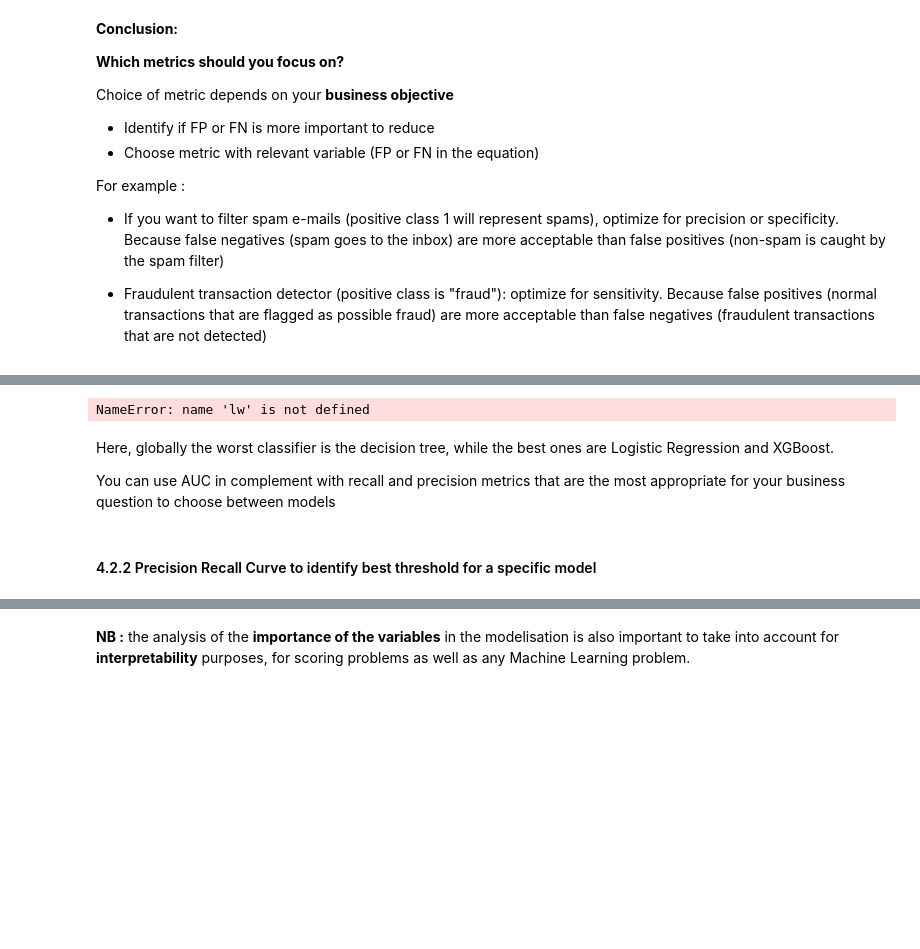
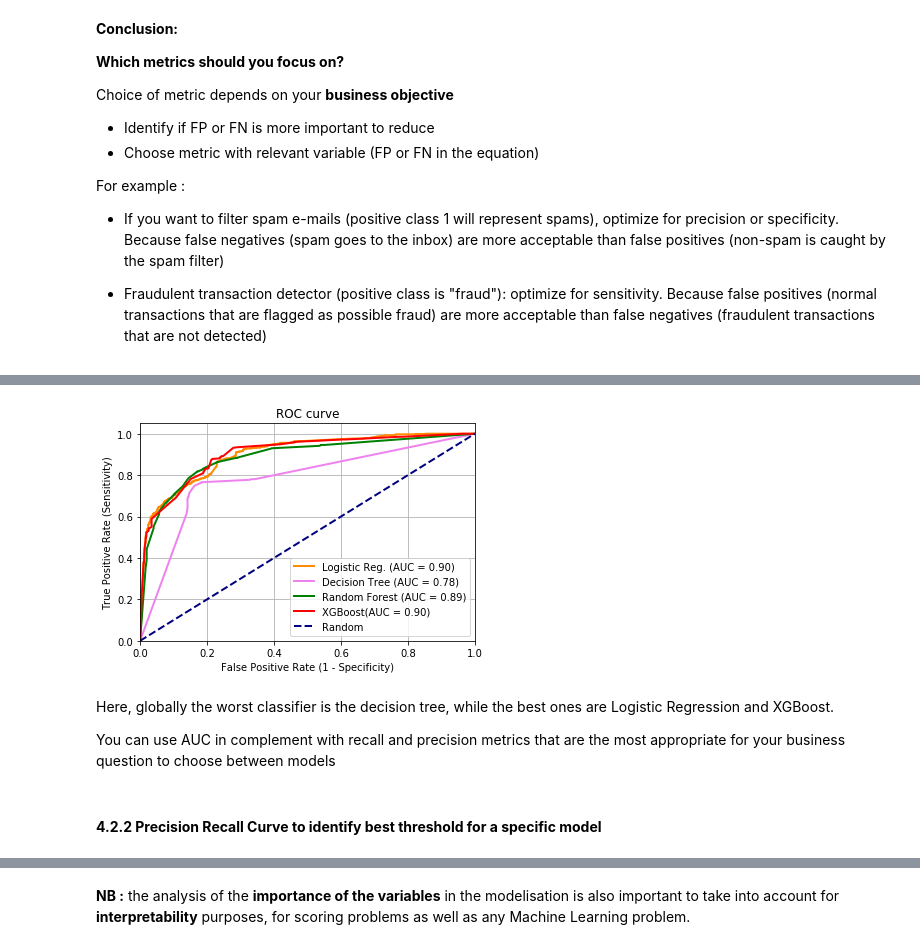
Before and after one commit to LouisCMS/Scoring-training, a Jupyter notebook: scoring-newkarak-case-study.ipynb, the cells around one changed output, grey strips where cells are left out. Drawn from its saved outputs; the diff is of its cells as text; code cells hidden in the pictures; blank space fills up the shorter version.

```diff
--- a/scoring-newkarak-case-study.ipynb
+++ b/scoring-newkarak-case-study.ipynb
@@ -390,40 +395,40 @@ y_pred_proba_xb = xb.predict_proba(X_test)
 # %%
 # IMPORTANT: first argument is true values, second argument is predicted probabilities
 fpr_lr, tpr_lr, thresholds_lr = metrics.roc_curve(y_test, y_pred_proba_lr[:, 1])
 fpr_dt, tpr_dt, thresholds_dt = metrics.roc_curve(y_test, y_pred_proba_dt[:, 1])
 fpr_rf, tpr_rf, thresholds_rf = metrics.roc_curve(y_test, y_pred_proba_rf[:, 1])
 fpr_xb, tpr_xb, thresholds_xb = metrics.roc_curve(y_test, y_pred_proba_xb[:, 1])
 
 roc_auc_lr = auc(fpr_lr, tpr_lr)
 roc_auc_dt = auc(fpr_dt, tpr_dt)
 roc_auc_rf = auc(fpr_rf, tpr_rf)
 roc_auc_xb = auc(fpr_xb, tpr_xb)
 
 plt.plot(fpr_lr, tpr_lr, color='darkorange',
-         lw=lw,label='Logistic Reg. (AUC = %0.2f)' % roc_auc_lr)
+         lw=2,label='Logistic Reg. (AUC = %0.2f)' % roc_auc_lr)
 plt.plot(fpr_dt, tpr_dt, color='violet',
-         lw=lw,label='Decision Tree (AUC = %0.2f)' % roc_auc_dt)
+         lw=2,label='Decision Tree (AUC = %0.2f)' % roc_auc_dt)
 plt.plot(fpr_rf, tpr_rf, color='green',
-         lw=lw,label='Random Forest (AUC = %0.2f)' % roc_auc_rf)
+         lw=2,label='Random Forest (AUC = %0.2f)' % roc_auc_rf)
 plt.plot(fpr_xb, tpr_xb, color='red',
-         lw=lw,label='XGBoost(AUC = %0.2f)' % roc_auc_xb)
+         lw=2,label='XGBoost(AUC = %0.2f)' % roc_auc_xb)
 
-plt.plot([0, 1], [0, 1], color='navy', lw=lw, linestyle='--',label = 'Random')
+plt.plot([0, 1], [0, 1], color='navy', lw=2, linestyle='--',label = 'Random')
 plt.xlim([0.0, 1.0])
 plt.ylim([0.0, 1.05])
 plt.title('ROC curve')
 plt.xlabel('False Positive Rate (1 - Specificity)')
 plt.ylabel('True Positive Rate (Sensitivity)')
 plt.legend(loc='best')
 plt.grid(True)
 # %% [output]
-NameError: name 'lw' is not defined
+[figure, added]
 # %% [markdown]
 Here, globally the worst classifier is the decision tree, while the best ones are Logistic Regression and XGBoost.
 
 You can use AUC in complement with recall and precision metrics that are the most appropriate for your business question to choose between models
 # %% [markdown]
-#### 4.2.2 Precision Recall Curve to identify best threshold for a specific model
+#### **4.2.2 Precision Recall Curve to identify best threshold for a specific model**
 # %%
 # Let's compare thresholds on Logistic Regression and XGBoost
 from sklearn.metrics import precision_recall_curve
```
Also changed, not shown: parts of 42 cells of this notebook.
